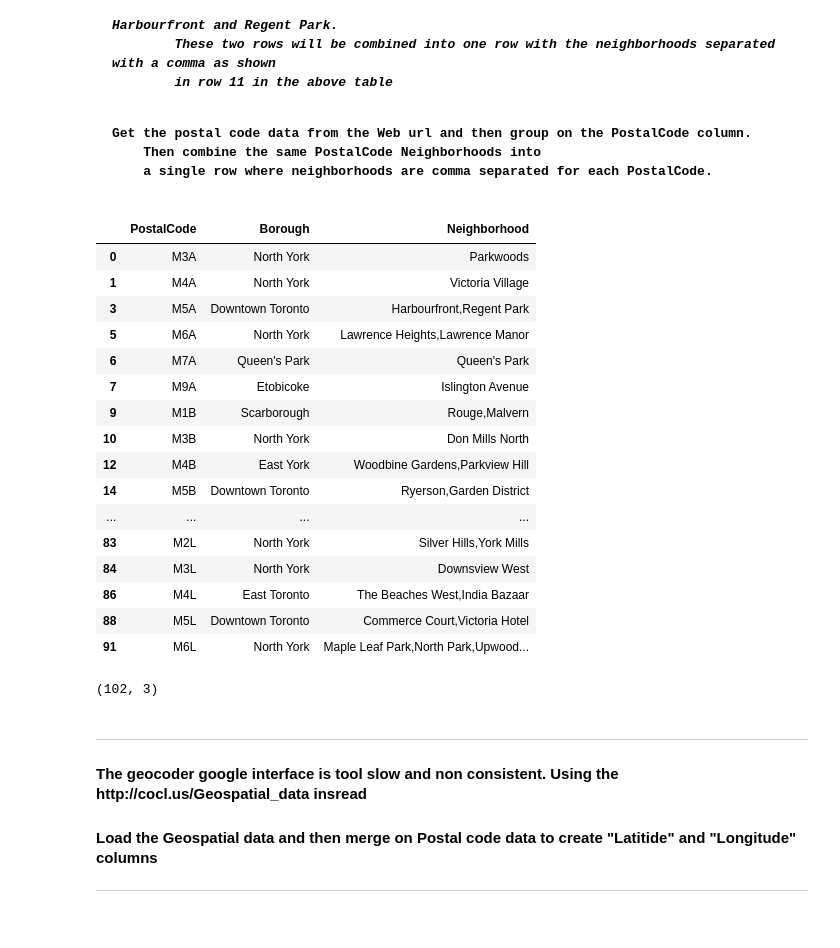
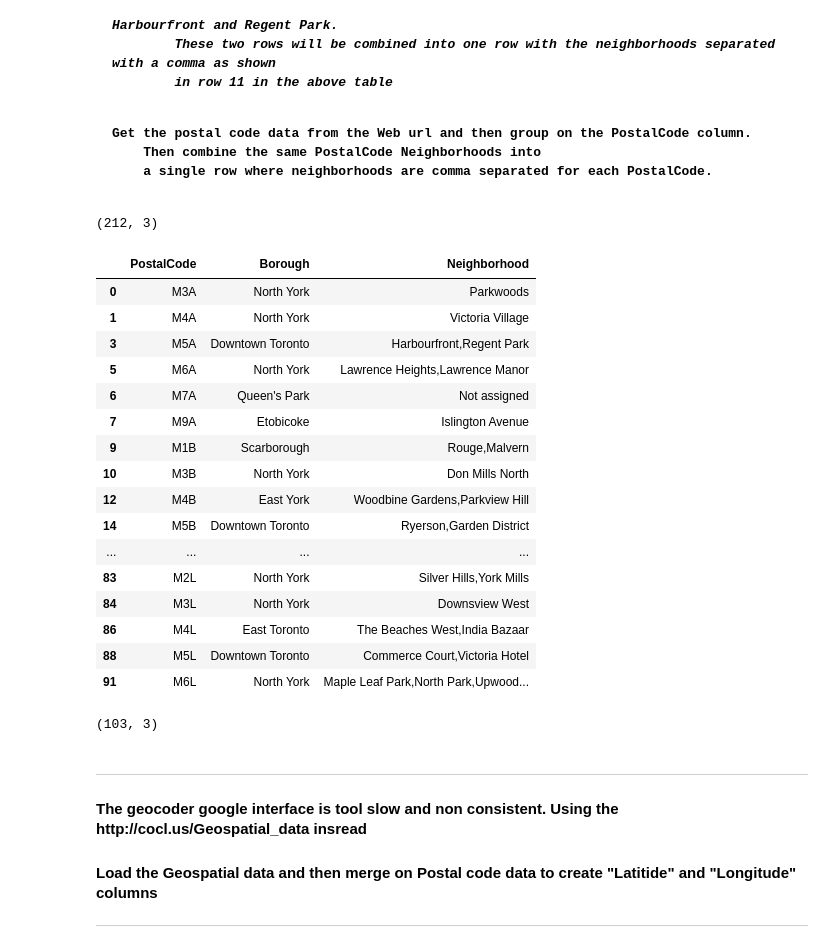
Before and after one commit to github20199/suren-ads, a Jupyter notebook: week-3-assignment-Q2.ipynb, the cells around one changed output. Cells and saved outputs as stored; diff of their text form; code cells hidden in the pictures.

```diff
--- a/week-3-assignment-Q2.ipynb
+++ b/week-3-assignment-Q2.ipynb
@@ -44,7 +44,8 @@ from bs4 import BeautifulSoup
 !wget -q -O 'toronto_data.htm' https://en.wikipedia.org/wiki/List_of_postal_codes_of_Canada:_M
 f = open("toronto_data.htm", "r")
 html = f.read()
-soup = BeautifulSoup(html,features="html.parser")
+#print(html)
+soup = BeautifulSoup(html,features="lxml")
 data = [
     [
         [ str(td.text).strip() for td in tr.find_all('td') if td.text ]
@@ -60,42 +61,44 @@ neighborhoodsT = pd.DataFrame(columns=column_names)
 ##Create dataframe from Postal table data
 df = pd.DataFrame(data[0],columns=['PostalCode', 'Borough', 'Neighborhood'])
 df1 = df[df['Borough'] != "Not assigned"].reset_index(drop=True);
-df1['Neighborhood'] = df1.apply(lambda x: x['Borough'] if x['Neighborhood']=="Not assigned" else x['Neighborhood'] , axis=1)
+print(df1.shape)
+#df1['Neighborhood'] = df1.apply(lambda x: x['Borough'] if x['Neighborhood']=="Not assigned" else x['Neighborhood'] , axis=1)
 df1.groupby("PostalCode")
 
 pin_code=""
 prev_pin_code=""
 combined_nh=""
 prev_nh=""
 cnt=0
 idx=0;
 for row in df1.itertuples():
     #print(br, prev_br)
     pin_code = df1.at[row.Index, "PostalCode"];
     if(prev_pin_code==""):
         prev_pin_code=pin_code;
-    if(pin_code != prev_pin_code):
+    if((pin_code != prev_pin_code) or (row.Index >= df1.shape[0]-1)):
         prev_pin_code=pin_code;
         df1.loc[row.Index-1,"Neighborhood"] = combined_nh
         neighborhoodsT = neighborhoodsT.append(df1.loc[row.Index-1])
         idx=idx+1;
         combined_nh = df1.at[row.Index, "Neighborhood"]
         cnt=0
     else:
         cnt=cnt+1;
         if(cnt >= 1 and combined_nh!=""):
             combined_nh += ","
         combined_nh += df1.at[row.Index, "Neighborhood"]
 
 #print(df1.head(100))
 neighborhoodsT.head(50)
 # %% [output]
+(212, 3)
 |  | PostalCode | Borough | Neighborhood |
 | 0 | M3A | North York | Parkwoods |
 | 1 | M4A | North York | Victoria Village |
 | 3 | M5A | Downtown Toronto | Harbourfront,Regent Park |
 | 5 | M6A | North York | Lawrence Heights,Lawrence Manor |
-| 6 | M7A | Queen's Park | Queen's Park |
+| 6 | M7A | Queen's Park | Not assigned |
 | 7 | M9A | Etobicoke | Islington Avenue |
 | 9 | M1B | Scarborough | Rouge,Malvern |
 | 10 | M3B | North York | Don Mills North |
@@ -110,7 +113,7 @@ neighborhoodsT.head(50)
 # %%
 neighborhoodsT.shape
 # %% [output]
-(102, 3)
+(103, 3)
 # %% [markdown]
 <hr>
 <h4>The geocoder google interface is tool slow and non consistent.
```
Also changed, not shown: parts of 1 cell of this notebook.
